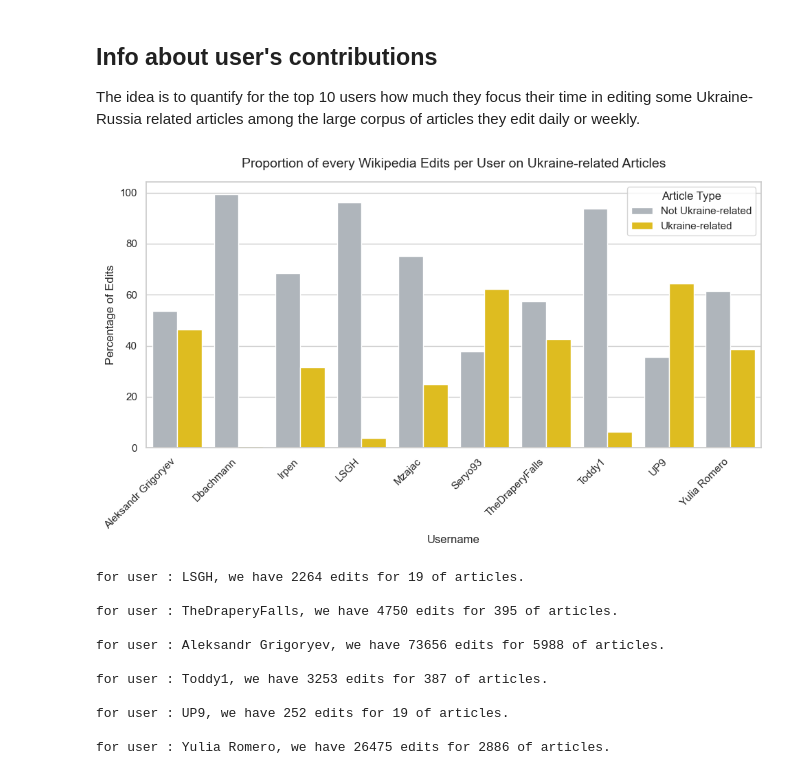
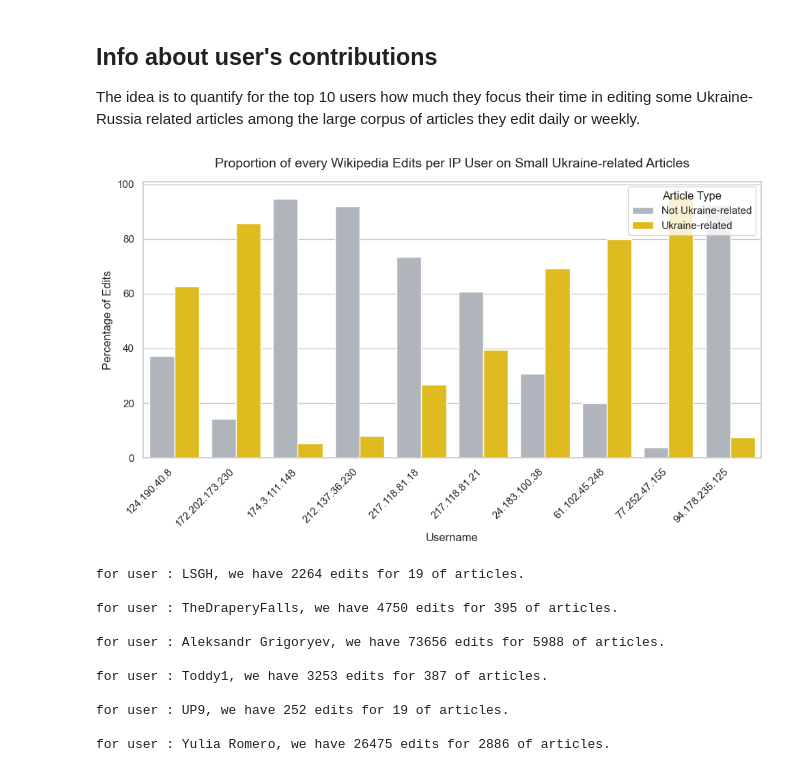
Before and after one commit to dh-epfl-students/dhlab-cultural-weaponisation-ukraine-benchmark, a Jupyter notebook: notebooks/All Users Analysis/maxime_all_users_analysis_.ipynb, the cells around one changed output. Cells and saved outputs as stored; diff of their text form; code cells hidden in the pictures.

```diff
--- a/notebooks/All Users Analysis/maxime_all_users_analysis_.ipynb
+++ b/notebooks/All Users Analysis/maxime_all_users_analysis_.ipynb
@@ -434,6 +564,7 @@ total_user_metadata = pd.read_csv('../../datas/interim/All Users Analysis/total_
 The idea is to quantify for the top 10 users how much they focus their time in editing some Ukraine-Russia related articles among the large corpus of articles they edit daily or weekly.
 # %%
 top_user_contribs_df = pd.read_csv('../../datas/interim/All Users Analysis/top_user_contribs.csv')
+ip_top_user_contribs_df = pd.read_csv('../../datas/interim/All Users Analysis/ip_user_contribs_df.csv')
 # %%
 ukraine_keywords_small = [
     "ukraine", "ukrainian", "kyiv", "kiev", "crimea", "crimean", "kuban", "donbas", "donetsk", "luhansk",
@@ -491,10 +622,10 @@ def is_ukraine_related(title):
     title_lower = title.lower()
     return any(kw in title_lower for kw in ukraine_keywords_small)
 
-top_user_contribs_df["ukraine_related"] = top_user_contribs_df["title"].apply(is_ukraine_related)
+ip_top_user_contribs_df["ukraine_related"] = ip_top_user_contribs_df["title"].apply(is_ukraine_related)
 
 user_distribution = (
-    top_user_contribs_df
+    ip_top_user_contribs_df
     .groupby(["username", "ukraine_related"])
     .size()
     .reset_index(name="count")
@@ -502,37 +633,37 @@ user_distribution = (
 
 # Convert to percentages
 user_distribution["percentage"] = (
     user_distribution.groupby("username")["count"].transform(lambda x: 100 * x / x.sum())
 )
 
 sns.set(style="whitegrid", rc={"figure.figsize": (10, 6)})
 
 # Define a clear color palette (blue = Ukraine-related, grey = not related)
 palette = {True: "#fed000", False: "#adb5bd"}
 
 ax = sns.barplot(
     data=user_distribution,
     x="username",
     y="percentage",
     hue="ukraine_related",
     palette=palette
 )
 
-plt.title("Proportion of every Wikipedia Edits per User on Ukraine-related Articles", fontsize=14, pad=15)
+plt.title("Proportion of every Wikipedia Edits per IP User on Small Ukraine-related Articles", fontsize=14, pad=15)
 plt.xlabel("Username", fontsize=12)
 plt.ylabel("Percentage of Edits", fontsize=12)
 plt.xticks(rotation=45, ha="right")
 
 # Fix legend: ensure correct order and labels
 handles, labels = ax.get_legend_handles_labels()
 new_labels = ["Ukraine-related", "Not Ukraine-related"] if labels[0] == "True" else ["Not Ukraine-related", "Ukraine-related"]
 plt.legend(handles=handles, labels=new_labels, title="Article Type", loc="upper right")
-fig_title = "Proportion of every Wikipedia Edits per Top 10 Registered User on Ukraine-related Articles"
-#plt.savefig(f"../plots/All Users Analysis/{fig_title}_small.png", dpi=300, bbox_inches='tight')
+fig_title = "Proportion of every Wikipedia Edits per Top 10 IP User on Small Ukraine-related Articles"
+plt.savefig(f"../../plots/All Users Analysis/{fig_title}_small.png", dpi=300, bbox_inches='tight')
 plt.tight_layout()
 plt.show()
 # %% [output]
-[figure, old version]
+[figure, new version]
 # %%
 user_distribution = (
     top_user_contribs_df
```
Also changed, not shown: parts of 17 cells of this notebook, 20 other files.
